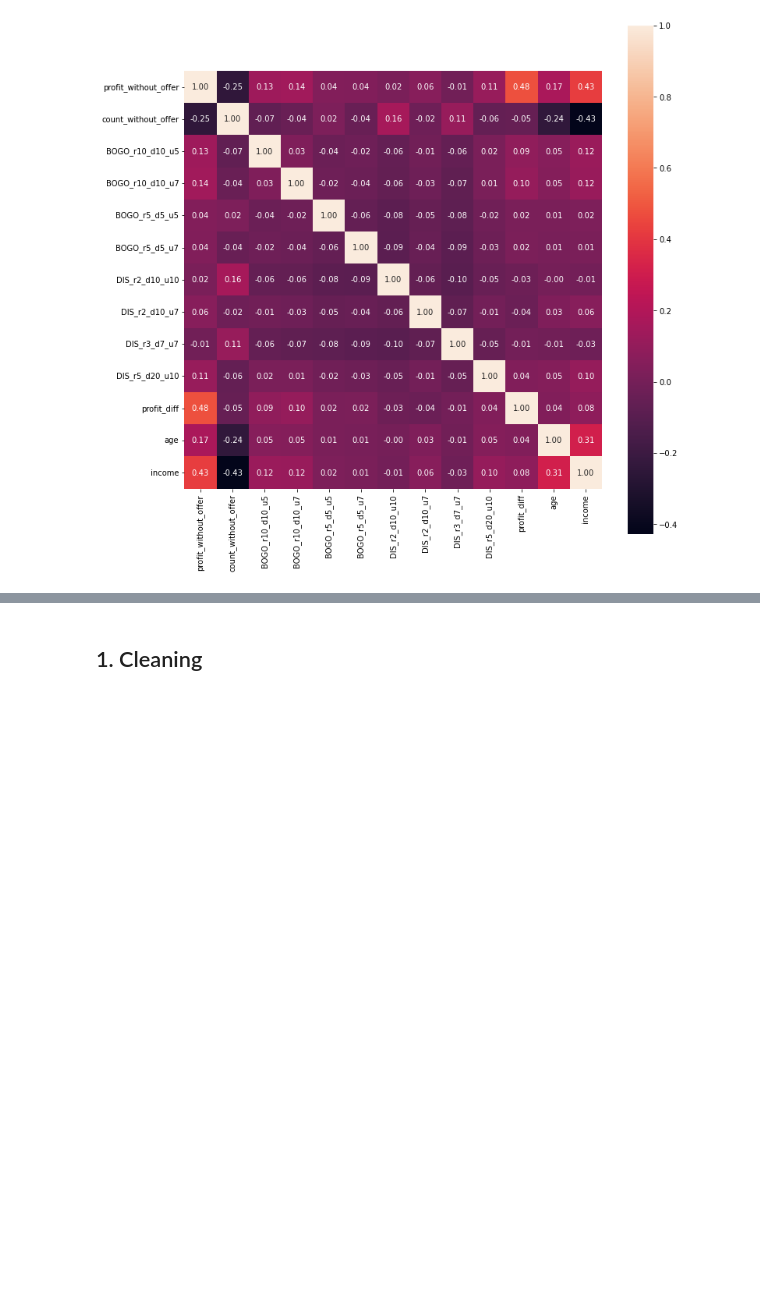
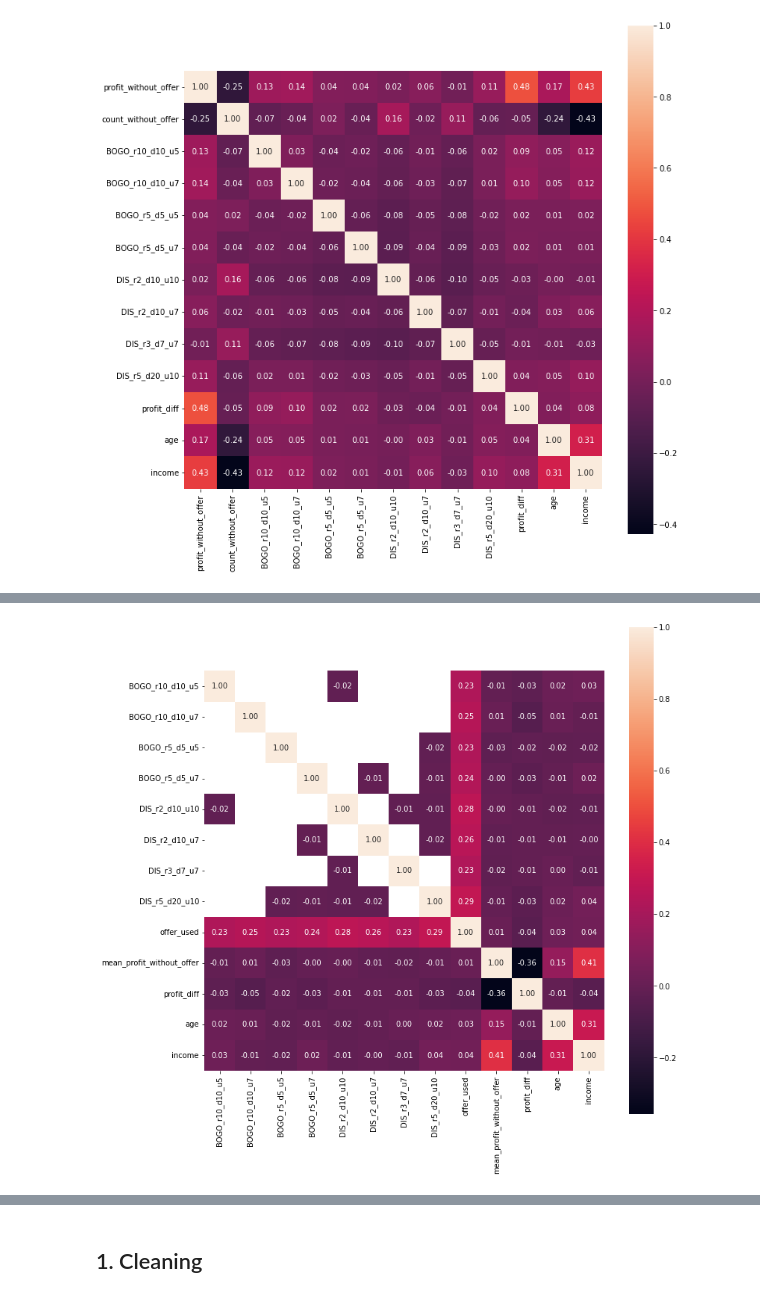
Before and after one commit to venson/starbucks, a Jupyter notebook: Starbucks_Capstone_notebook.ipynb, the cells around one changed output, grey strips where cells are left out. Drawn from its saved outputs; the diff is of its cells as text; code cells hidden in the pictures; blank space fills up the shorter version.

```diff
--- a/Starbucks_Capstone_notebook.ipynb
+++ b/Starbucks_Capstone_notebook.ipynb
@@ -629,0 +687,9 @@ ax = sns.heatmap(df.corr(), annot = True, fmt = ".2f",square = True)
+# %%
+
+df_ = trans_profit.drop(['event','amount', 'time', 'reward', 'bogo', 'discount', 'reward_cost', 'profit', 'became_member_on', 'person_id'], axis = 1)
+
+df_ = df_.dropna(subset = ['profit_diff'], axis = 0)
+f, ax = plt.subplots(figsize = (12,12))
+ax = sns.heatmap(df_.corr(), annot = True, fmt = ".2f",square = True)
+# %% [output]
+[figure, added]
```
Also changed, not shown: parts of 27 cells of this notebook.
